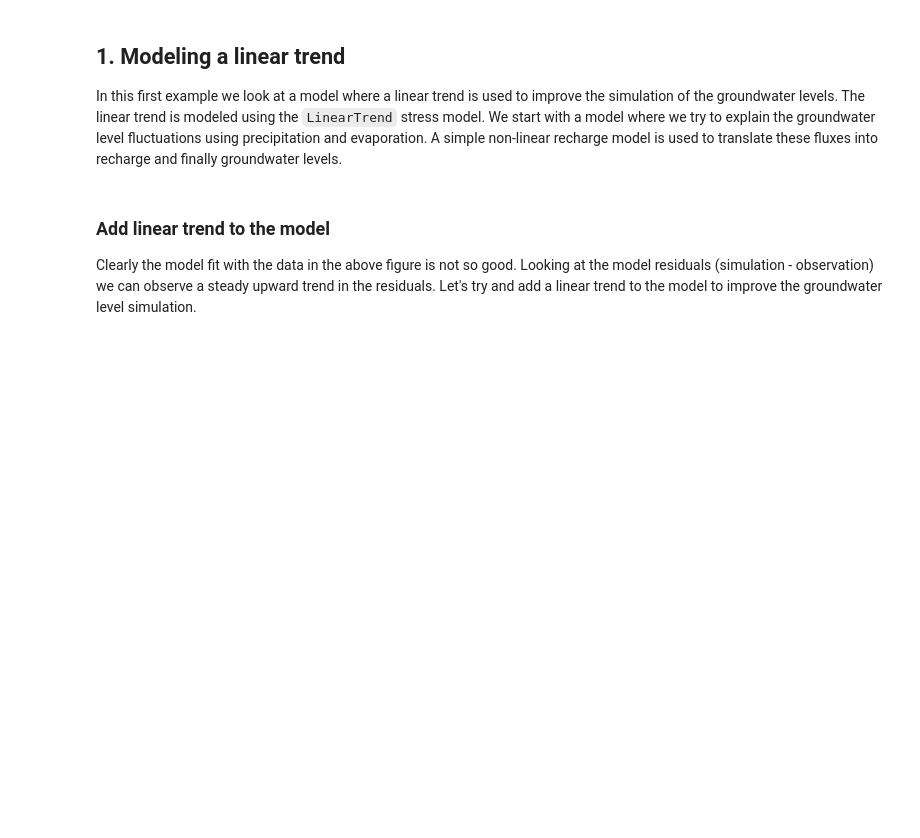
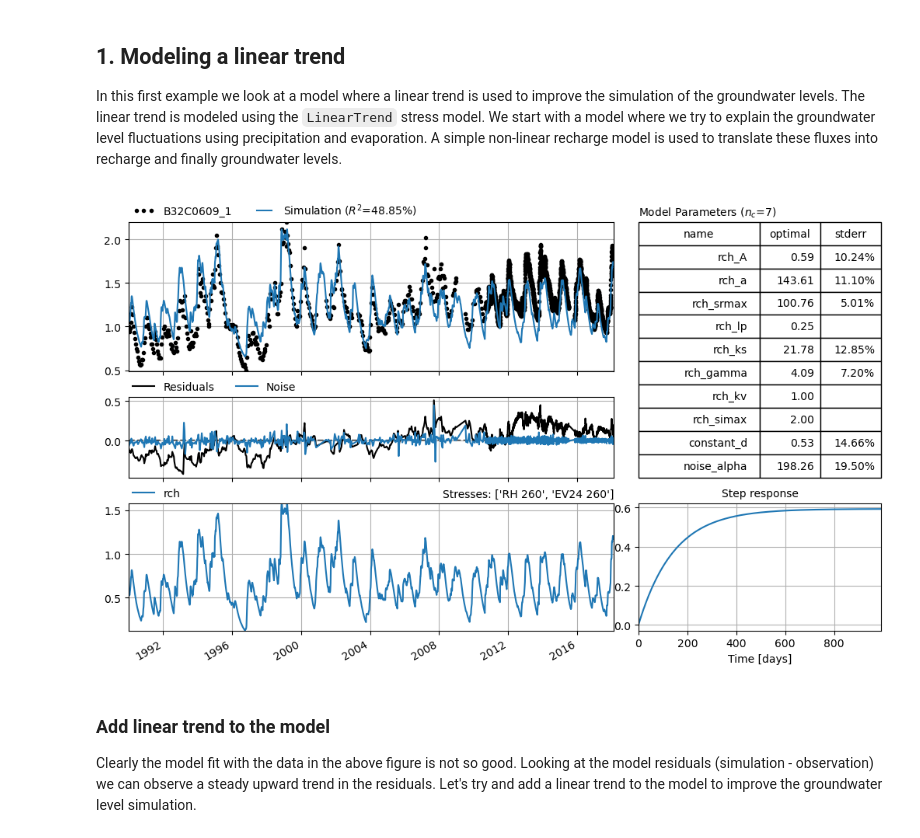
Before and after one commit to pastas/pastas, a Jupyter notebook: doc/examples/06_adding_trends.ipynb, the cells around one changed output. Saved outputs shown, nothing was run; the diff lists cells and outputs as text; code cells hidden in the pictures; blank space fills up the shorter version.

```diff
--- a/doc/examples/06_adding_trends.ipynb
+++ b/doc/examples/06_adding_trends.ipynb
@@ -15,21 +22,23 @@ In this first example we look at a model where a linear trend is used to improve
 # %%
 # Load the input data
 evap = pd.read_csv("data/evap_260.csv", index_col=0, parse_dates=[0]).squeeze()
 rain = pd.read_csv("data/rain_260.csv", index_col=0, parse_dates=[0]).squeeze()
-head = pd.read_csv("data/B32C0609001.csv", index_col=0).squeeze()
+head = pd.read_csv("data/B32C0609001.csv", index_col=0, parse_dates=[0]).squeeze().dropna()
 
 # Create a Pastas model
 ml = ps.Model(head)
 
 # Add a recharge model
 rch = ps.rch.FlexModel()
 rm = ps.RechargeModel(rain, evap, recharge=rch, rfunc=ps.Exponential, name="rch")
 ml.add_stressmodel(rm)
 
 # Solve and plot the model
 ml.solve(noise=False, tmin="1990", report=False)  # Get better initial estimated first
 ml.solve(noise=True, tmin="1990", initial=False, report=False)
 ml.plots.results(figsize=(10, 6));
+# %% [output]
+[figure, added]
 # %% [markdown]
 ### Add linear trend to the model
 Clearly the model fit with the data in the above figure is not so good. Looking at the model residuals (simulation - observation) we can observe a steady upward trend in the residuals. Let's try and add a linear trend to the model to improve the groundwater level simulation.
```
Also changed, not shown: parts of 8 cells of this notebook, 14 other files.
